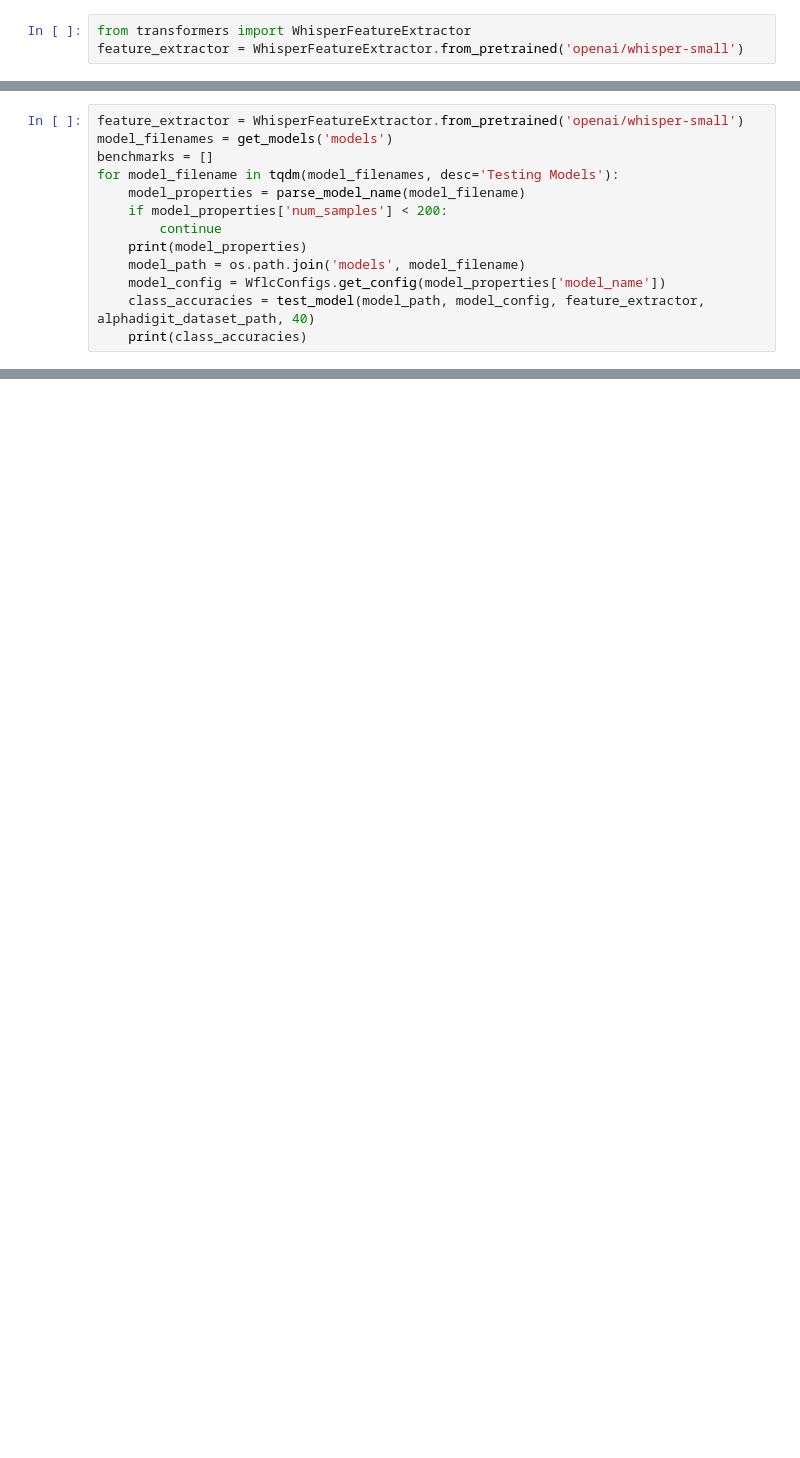
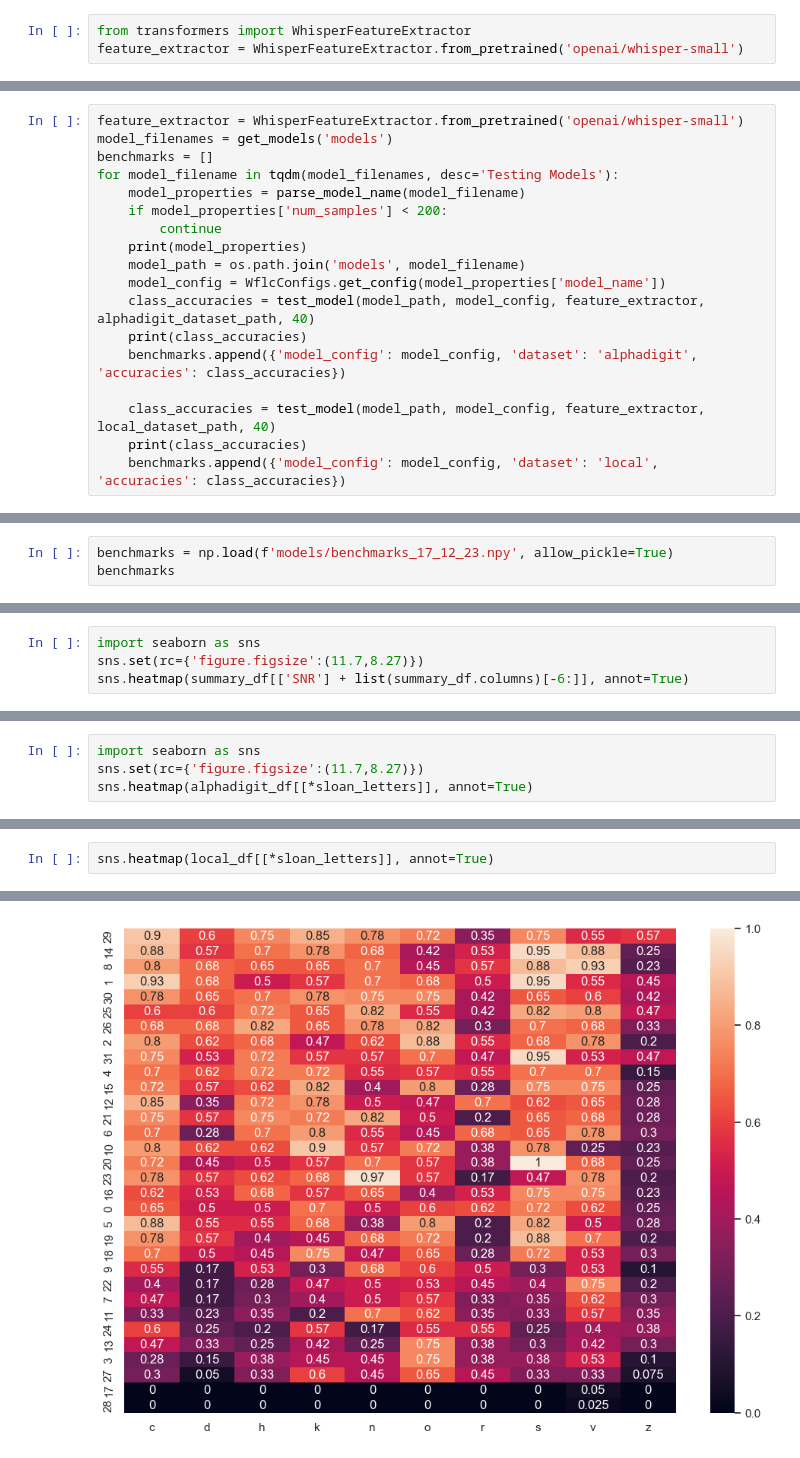
Before and after one commit to Patipol-BKK/whisper-for-letter-classification, a Jupyter notebook: Data Vis.ipynb, the cells around one changed output, grey strips where cells are left out. Drawn from its saved outputs; the diff is of its cells as text; blank space fills up the shorter version.

```diff
--- a/Data Vis.ipynb
+++ b/Data Vis.ipynb
@@ -216,4 +235,9 @@ for model_filename in tqdm(model_filenames, desc='Testing Models'):
     model_config = WflcConfigs.get_config(model_properties['model_name'])
     class_accuracies = test_model(model_path, model_config, feature_extractor, alphadigit_dataset_path, 40)
     print(class_accuracies)
+    benchmarks.append({'model_config': model_config, 'dataset': 'alphadigit', 'accuracies': class_accuracies})
+
+    class_accuracies = test_model(model_path, model_config, feature_extractor, local_dataset_path, 40)
+    print(class_accuracies)
+    benchmarks.append({'model_config': model_config, 'dataset': 'local', 'accuracies': class_accuracies})
 # %% [output]
@@ -363,0 +267,3 @@ You should probably TRAIN this model on a down-stream task to be able to use it
+# %%
+benchmarks = np.load(f'models/benchmarks_17_12_23.npy', allow_pickle=True)
+benchmarks
@@ -363,0 +438,4 @@ You should probably TRAIN this model on a down-stream task to be able to use it
+# %%
+import seaborn as sns
+sns.set(rc={'figure.figsize':(11.7,8.27)})
+sns.heatmap(summary_df[['SNR'] + list(summary_df.columns)[-6:]], annot=True)
@@ -363,0 +465,4 @@ You should probably TRAIN this model on a down-stream task to be able to use it
+# %%
+import seaborn as sns
+sns.set(rc={'figure.figsize':(11.7,8.27)})
+sns.heatmap(alphadigit_df[[*sloan_letters]], annot=True)
@@ -363,0 +492,3 @@ You should probably TRAIN this model on a down-stream task to be able to use it
+# %%
+sns.heatmap(local_df[[*sloan_letters]], annot=True)
+# %% [output]
@@ -363,0 +496 @@ You should probably TRAIN this model on a down-stream task to be able to use it
+[figure, added]
```
Also changed, not shown: parts of 19 cells of this notebook, 3 other files.
